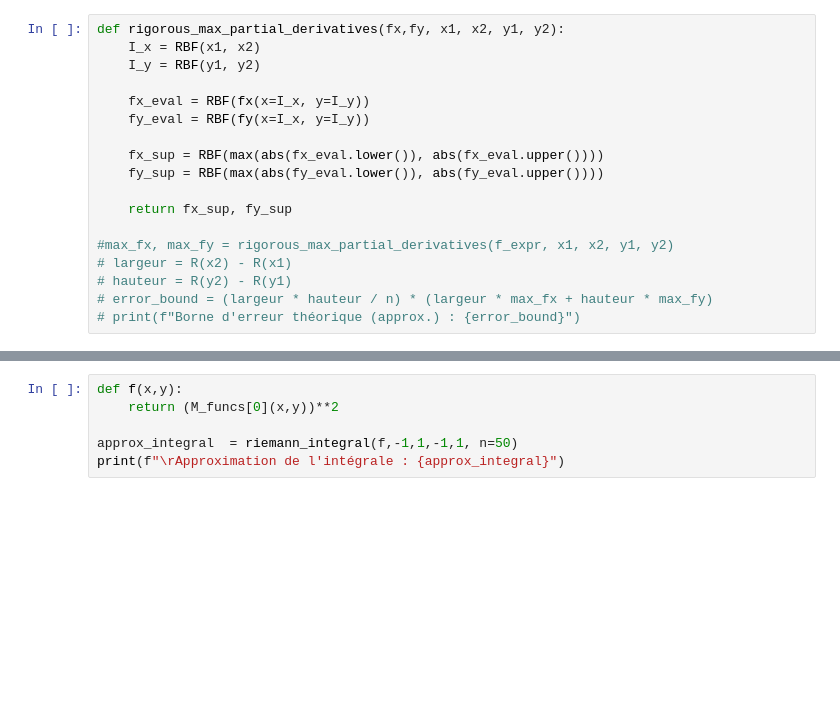
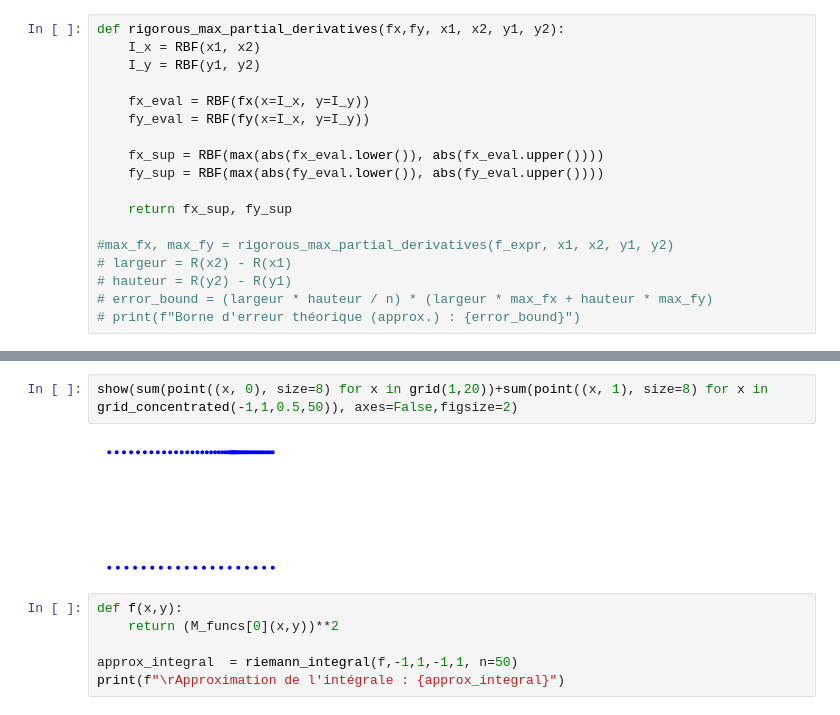
Before and after one commit to Hazdard/fluids_arith, a Jupyter notebook: rigorous_kernel.ipynb, the cells around one changed output, grey strips where cells are left out. Cells and saved outputs as stored; diff of their text form; blank space fills up the shorter version.

```diff
--- a/rigorous_kernel.ipynb
+++ b/rigorous_kernel.ipynb
@@ -264,3 +235,7 @@ show(sum(point((x, 0), size=8, color="green") for x in pts), axes=False)
+# %%
+show(sum(point((x, 0), size=8) for x in grid(1,20))+sum(point((x, 1), size=8) for x in grid_concentrated(-1,1,0.5,50)), axes=False,figsize=2)
+# %% [output]
+[figure, added]
 # %%
 def f(x,y):
     return (M_funcs[0](x,y))**2
```
Also changed, not shown: parts of 11 cells of this notebook, 1 other file.
